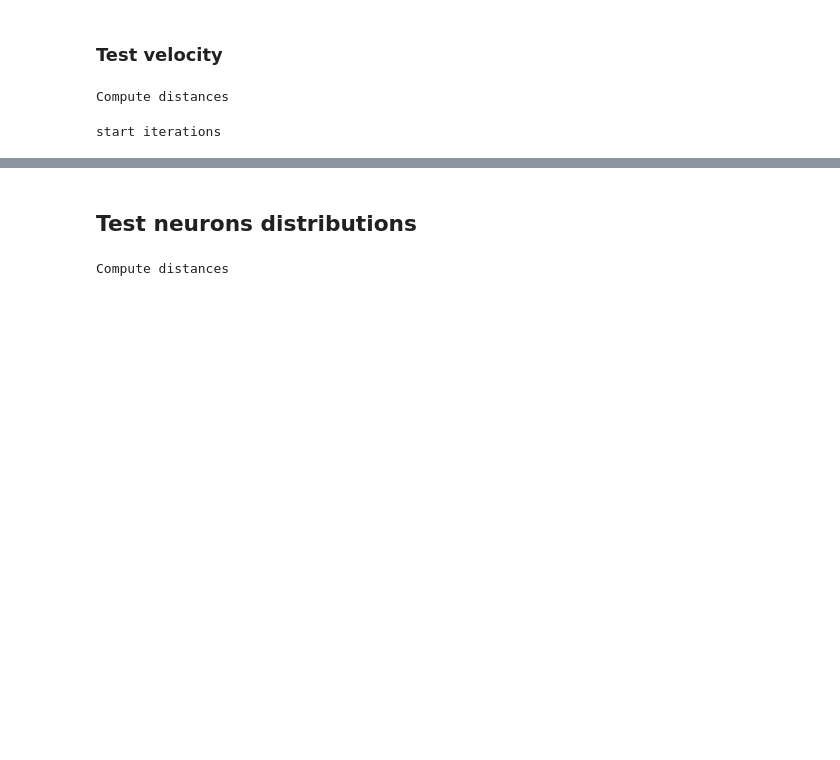
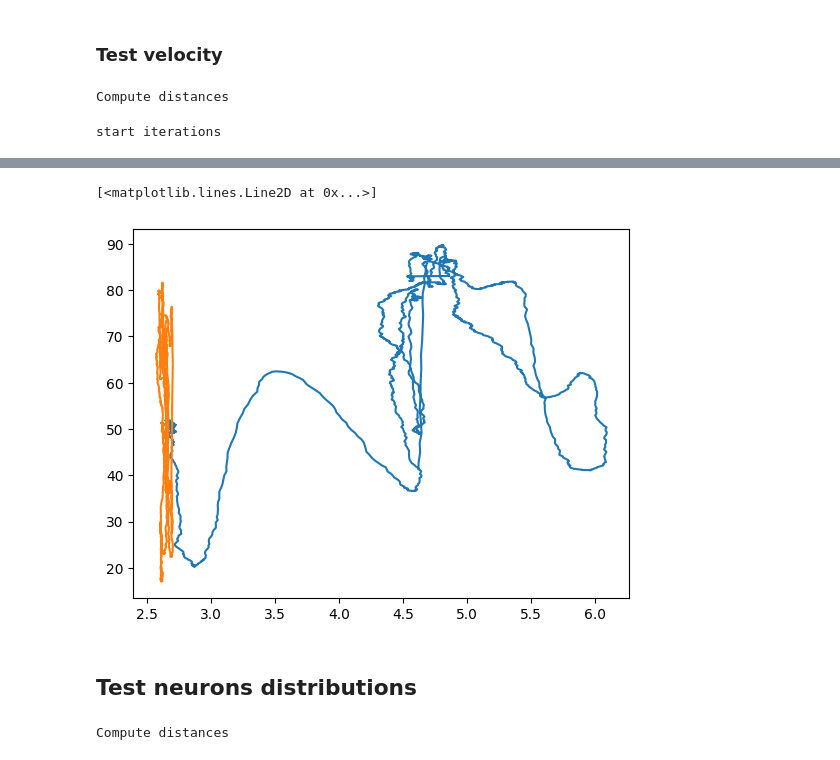
Before and after one commit to Ibos-lab/Users, a Jupyter notebook: losadac/population_distance/population_distance.ipynb, the cells around one changed output, grey strips where cells are left out. Saved outputs shown, nothing was run; the diff lists cells and outputs as text; code cells hidden in the pictures; blank space fills up the shorter version.

```diff
--- a/losadac/population_distance/population_distance.ipynb
+++ b/losadac/population_distance/population_distance.ipynb
@@ -824,0 +848,9 @@ ax.vlines([850/step],0,ax.get_ylim()[1],color="k",linestyles="--")
+# %%
+res_eucli = Results.from_python_hdf5("/envau/work/invibe/USERS/IBOS/data/Riesling/TSCM/OpenEphys/population_distance/euclidean/percentile_with_nonzero/all_neurons/2024_09_24_21_18_55/in_rf/lip/population_distance.h5")
+res_angle = Results.from_python_hdf5("lip_population_angle_distance.h5")
+# %%
+dang=(res_angle.distv_n_nn[:,300:-49])*180/np.pi
+fdang=(res_angle.distv_fake_n_nn[:,300:-49])*180/np.pi
+
+d=res_eucli.dist_n_nn
+fd=res_eucli.dist_fake_n_nn
@@ -825,3 +865,9 @@ ax.vlines([850/step],0,ax.get_ylim()[1],color="k",linestyles="--")
+# %%
+plt.plot(np.mean(d,axis=0),np.mean(dang,axis=0))
+plt.plot(np.mean(fd,axis=0),np.mean(fdang,axis=0))
+# %% [output]
+[<matplotlib.lines.Line2D at 0x...>]
+[figure, added]
 # %% [markdown]
 ## Test neurons distributions
 # %%
```
Also changed, not shown: parts of 30 cells of this notebook.
